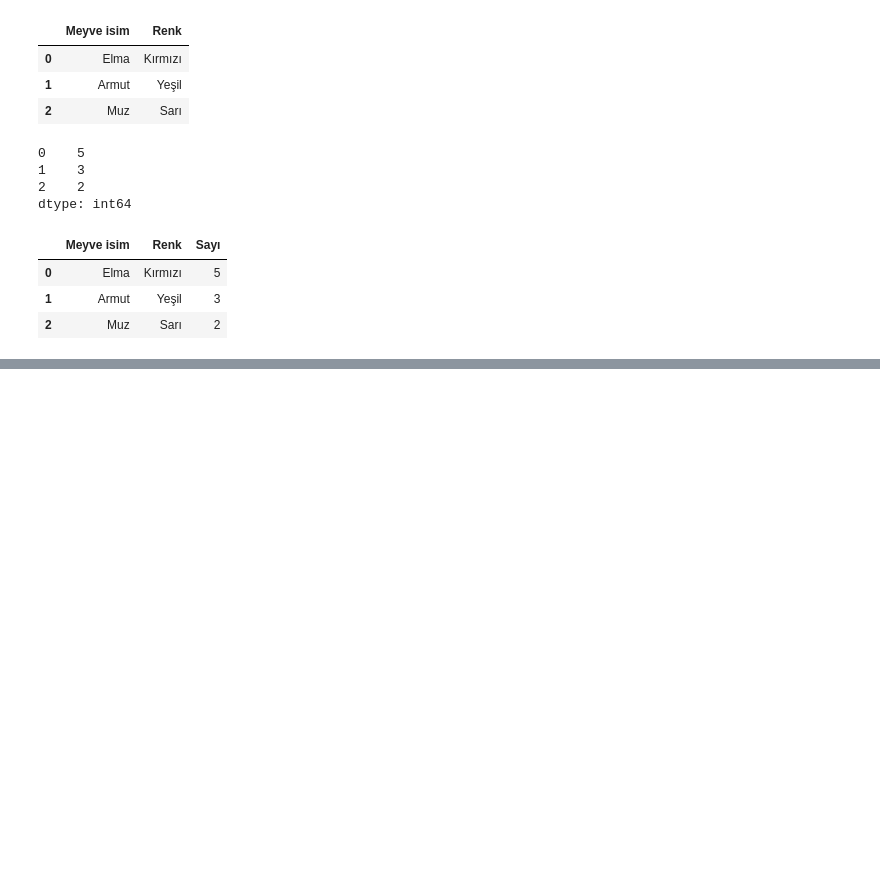
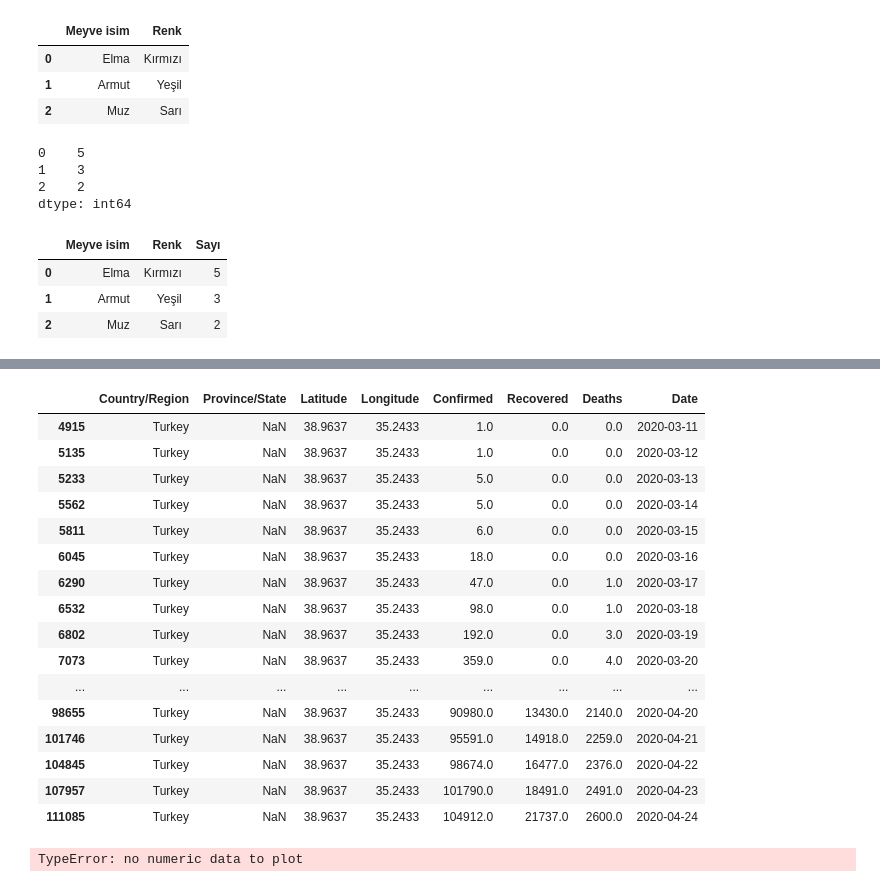
Before and after one commit to vektorelpython19/pythontemel, a Jupyter notebook: Proje/EDİZ/Pandas.ipynb, the cells around one changed output, grey strips where cells are left out. Drawn from its saved outputs; the diff is of its cells as text; code cells hidden in the pictures; blank space fills up the shorter version.

```diff
--- a/Proje/EDİZ/Pandas.ipynb
+++ b/Proje/EDİZ/Pandas.ipynb
@@ -47,0 +228,24 @@ meyve_data
+# %%
+yurt_veri
+# %% [output]
+|  | Country/Region | Province/State | Latitude | Longitude | Confirmed | Recovered | Deaths | Date |
+| 4915 | Turkey | NaN | 38.9637 | 35.2433 | 1.0 | 0.0 | 0.0 | 2020-03-11 |
+| 5135 | Turkey | NaN | 38.9637 | 35.2433 | 1.0 | 0.0 | 0.0 | 2020-03-12 |
+| 5233 | Turkey | NaN | 38.9637 | 35.2433 | 5.0 | 0.0 | 0.0 | 2020-03-13 |
+| 5562 | Turkey | NaN | 38.9637 | 35.2433 | 5.0 | 0.0 | 0.0 | 2020-03-14 |
+| 5811 | Turkey | NaN | 38.9637 | 35.2433 | 6.0 | 0.0 | 0.0 | 2020-03-15 |
+| 6045 | Turkey | NaN | 38.9637 | 35.2433 | 18.0 | 0.0 | 0.0 | 2020-03-16 |
+| 6290 | Turkey | NaN | 38.9637 | 35.2433 | 47.0 | 0.0 | 1.0 | 2020-03-17 |
+| 6532 | Turkey | NaN | 38.9637 | 35.2433 | 98.0 | 0.0 | 1.0 | 2020-03-18 |
+| 6802 | Turkey | NaN | 38.9637 | 35.2433 | 192.0 | 0.0 | 3.0 | 2020-03-19 |
+| 7073 | Turkey | NaN | 38.9637 | 35.2433 | 359.0 | 0.0 | 4.0 | 2020-03-20 |
+| ... | ... | ... | ... | ... | ... | ... | ... | ... |
+| 98655 | Turkey | NaN | 38.9637 | 35.2433 | 90980.0 | 13430.0 | 2140.0 | 2020-04-20 |
+| 101746 | Turkey | NaN | 38.9637 | 35.2433 | 95591.0 | 14918.0 | 2259.0 | 2020-04-21 |
+| 104845 | Turkey | NaN | 38.9637 | 35.2433 | 98674.0 | 16477.0 | 2376.0 | 2020-04-22 |
+| 107957 | Turkey | NaN | 38.9637 | 35.2433 | 101790.0 | 18491.0 | 2491.0 | 2020-04-23 |
+| 111085 | Turkey | NaN | 38.9637 | 35.2433 | 104912.0 | 21737.0 | 2600.0 | 2020-04-24 |
+# %%
+yurt_veri.plot(y="Date",x="Deaths");
+# %% [output]
+TypeError: no numeric data to plot
```
Also changed, not shown: parts of 22 cells of this notebook, 1 other file.
